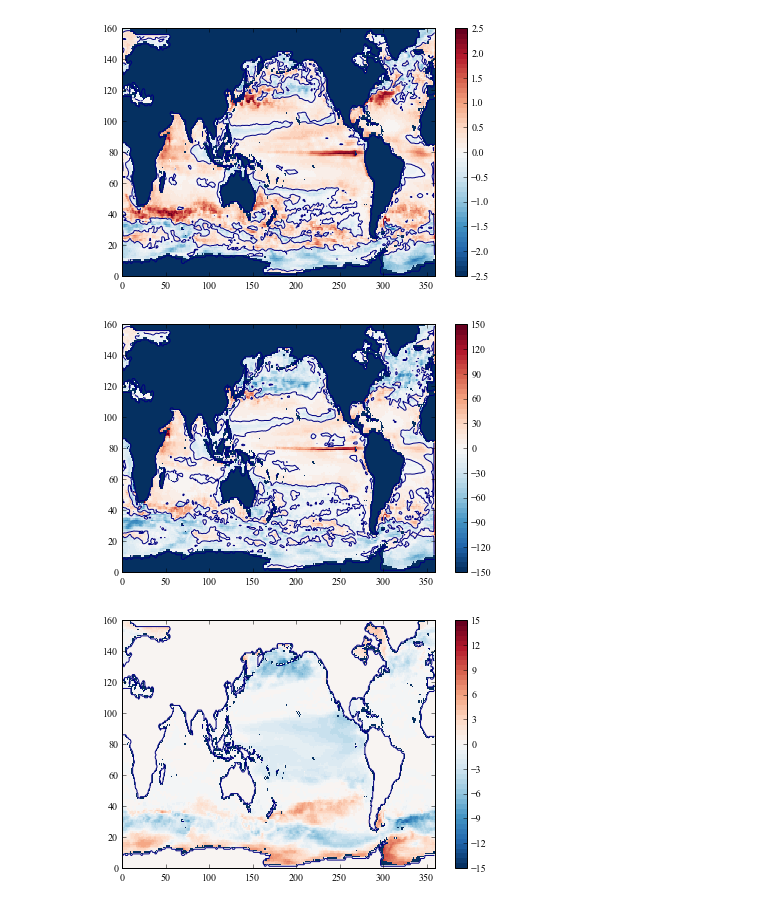
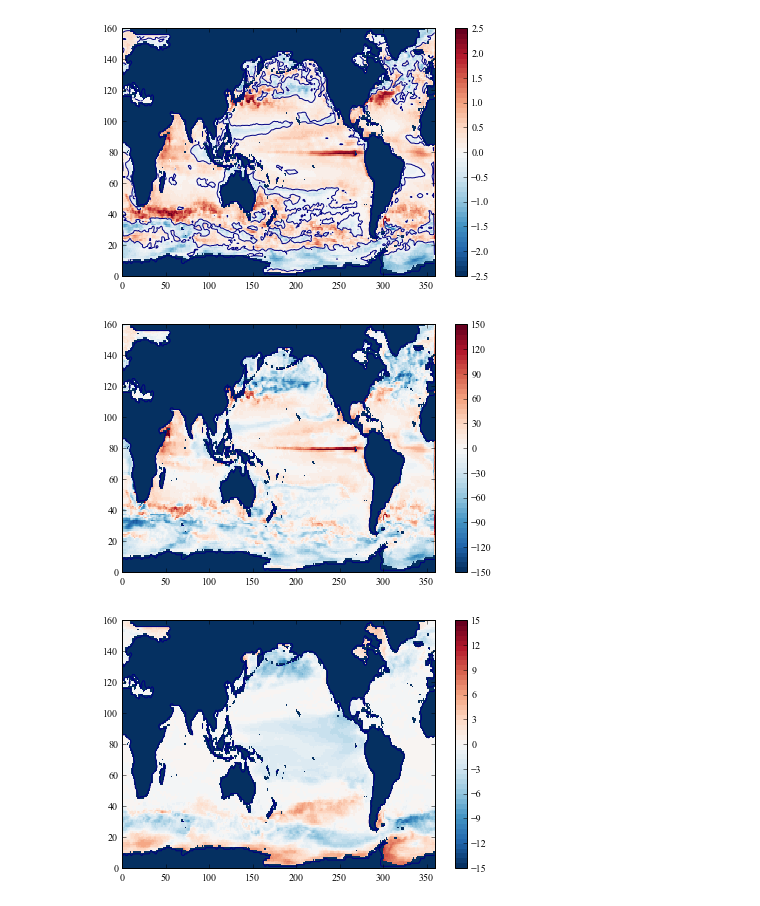
Before and after one commit to sophieclayton/model_comparison, a Jupyter notebook: python_figures/monthly_hovmoller.ipynb, the cells around one changed output. Drawn from its saved outputs; the diff is of its cells as text; code cells hidden in the pictures.

```diff
--- a/python_figures/monthly_hovmoller.ipynb
+++ b/python_figures/monthly_hovmoller.ipynb
@@ -61,7 +55,27 @@ CR_N = CR_N.reshape(12, 160, 360)
 CR_mld = np.fromfile('/Users/sclayton/Google Drive/work/comparison/data/monthly/CR/mld.monthly.1999.data', dtype = '>f')
 CR_mld = CR_mld.reshape(12, 160, 360)
 
-# for m in range(1, 13):
+for m in range(0, 12):
+    tmp = CR_P[m,:,:]
+    tmp[[HFCR == 0]] = np.nan
+    CR_P[m,:,:] = tmp
+
+    tmp = CR_N[m,:,:]
+    tmp[[HFCR == 0]] = np.nan
+    CR_N[m,:,:] = tmp
+
+    tmp = CR_PP[m,:,:]
+    tmp[[HFCR == 0]] = np.nan
+    CR_PP[m,:,:] = tmp
+
+    tmp = CR_Z[m,:,:]
+    tmp[[HFCR == 0]] = np.nan
+    CR_Z[m,:,:] = tmp
+
+    tmp = CR_mld[m,:,:]
+    tmp[[HFCR == 0]] = np.nan
+    CR_mld[m,:,:] = tmp
+
 
 
 # ['phyto', 'pp', 'zoo','nit','mld']
@@ -85,6 +99,27 @@ HR_N = HR_N.reshape(12, 160, 360)
 HR_mld = np.fromfile('/Users/sclayton/Google Drive/work/comparison/data/monthly/HR2CR/HR2CR_MLD.1999.data', dtype = '>f')
 HR_mld = HR_mld.reshape(12, 160, 360)
 
+for m in range(0,12):
+    tmp = HR_P[m,:,:]
+    tmp[[HFCR == 0]] = np.nan
+    HR_P[m,:,:] = tmp
+
+    tmp = HR_N[m,:,:]
+    tmp[[HFCR == 0]] = np.nan
+    HR_N[m,:,:] = tmp
+
+    tmp = HR_PP[m,:,:]
+    tmp[[HFCR == 0]] = np.nan
+    HR_PP[m,:,:] = tmp
+
+    tmp = HR_Z[m,:,:]
+    tmp[[HFCR == 0]] = np.nan
+    HR_Z[m,:,:] = tmp
+
+    tmp = HR_mld[m,:,:]
+    tmp[[HFCR == 0]] = np.nan
+    HR_mld[m,:,:] = tmp
+
 # ['phyto', 'pp', 'zoo','nit','mld']
 binnedhr = np.zeros([12,160,5])
 binnedhr[:,:,0] = np.nanmean(HR_P, axis=2)
@@ -156,25 +453,25 @@ plt.show()
 # %% [output]
 [figure]
 # %%
-conv = 60*60*24*365
+conv = 60*60*24*365*106*12/1000
 
 plt.pcolor((np.nanmean(HR_PP, 0) - np.nanmean(CR_PP, 0))*conv, shading = 'flat', cmap = palette1, vmin = -150, vmax = 150)
 plt.colorbar()
-plt.contour(np.nanmean(HR_PP, 0) - np.nanmean(CR_PP, 0),levels = [0])
+#plt.contour(np.nanmean(HR_PP, 0) - np.nanmean(CR_PP, 0),levels = [0])
 plt.contour(HFCR,levels = [0])
 
 plt.show()
 # %% [output]
-[figure, old version]
+[figure, new version]
 # %%
-plt.pcolor(np.nanmean(HR_N, 0) - np.nanmean(CR_N, 0), shading = 'flat', cmap = palette1, vmin = -15, vmax = 15)
+plt.pcolor((np.nanmean(HR_N, 0) - np.nanmean(CR_N, 0)), shading = 'flat', cmap = palette1, vmin = -15, vmax = 15)
 plt.colorbar()
 #plt.contour(np.nanmean(HR_N, 0) - np.nanmean(CR_N, 0),levels = [0])
 plt.contour(HFCR,levels = [0])
 
 plt.show()
 # %% [output]
-[figure, old version]
+[figure, new version]
 # %%
 plt.pcolor(np.nanmean(HR_mld, 0) - (np.nanmean(CR_mld, 0)), shading = 'flat', cmap = palette1, vmin = -100, vmax = 100)
 plt.colorbar()
```
Also changed, not shown: parts of 6 cells of this notebook, 1 other file.
